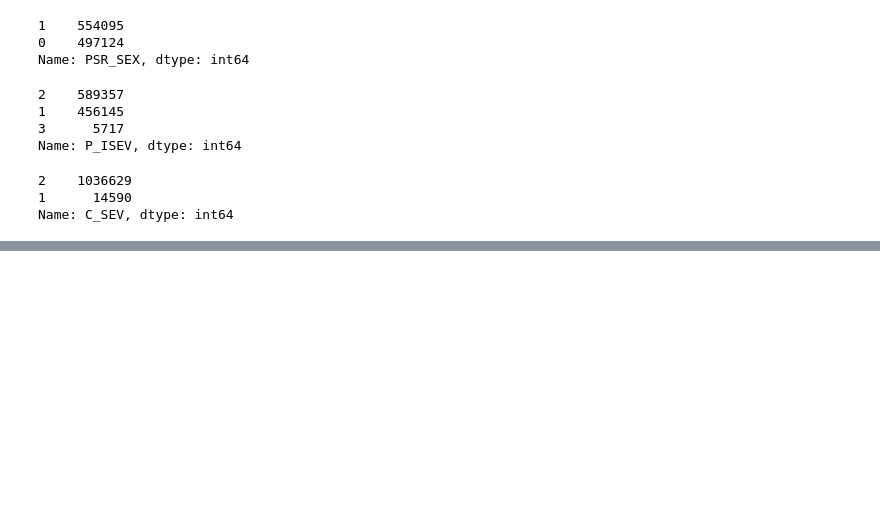
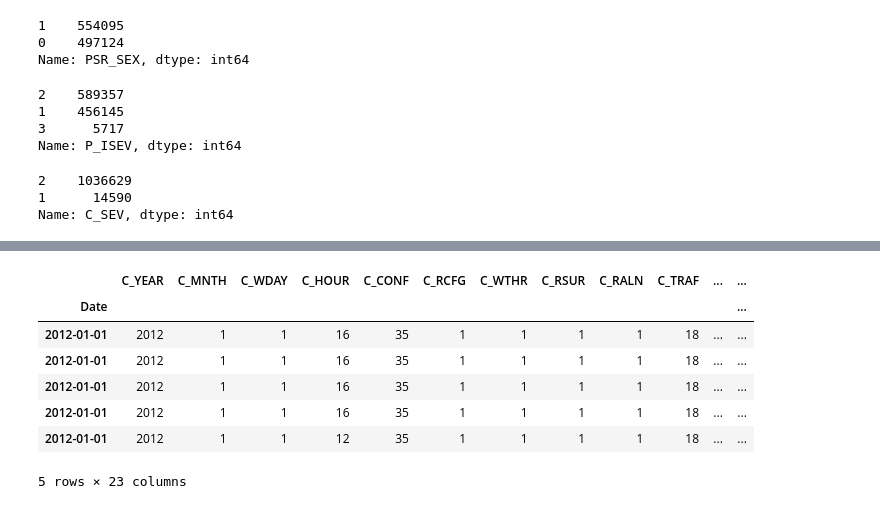
Before and after one commit to sooryasuresh-star/capstone-project, a Jupyter notebook: Capstone_Project.ipynb, the cells around one changed output, grey strips where cells are left out. Saved outputs shown, nothing was run; the diff lists cells and outputs as text; code cells hidden in the pictures; blank space fills up the shorter version.

```diff
--- a/Capstone_Project.ipynb
+++ b/Capstone_Project.ipynb
@@ -300,0 +327,14 @@ Name: C_SEV, dtype: int64
+# %%
+categorical=['P_USER']
+accident_model=pd.get_dummies(accidents_new_1, columns=categorical)
+# %%
+accident_model.head()
+# %% [output]
+|  | C_YEAR | C_MNTH | C_WDAY | C_HOUR | C_CONF | C_RCFG | C_WTHR | C_RSUR | C_RALN | C_TRAF | ... | ... |
+| Date |  |  |  |  |  |  |  |  |  |  |  | ... |
+| 2012-01-01 | 2012 | 1 | 1 | 16 | 35 | 1 | 1 | 1 | 1 | 18 | ... | ... |
+| 2012-01-01 | 2012 | 1 | 1 | 16 | 35 | 1 | 1 | 1 | 1 | 18 | ... | ... |
+| 2012-01-01 | 2012 | 1 | 1 | 16 | 35 | 1 | 1 | 1 | 1 | 18 | ... | ... |
+| 2012-01-01 | 2012 | 1 | 1 | 16 | 35 | 1 | 1 | 1 | 1 | 18 | ... | ... |
+| 2012-01-01 | 2012 | 1 | 1 | 12 | 35 | 1 | 1 | 1 | 1 | 18 | ... | ... |
+5 rows × 23 columns
```
Also changed, not shown: parts of 18 cells of this notebook.
